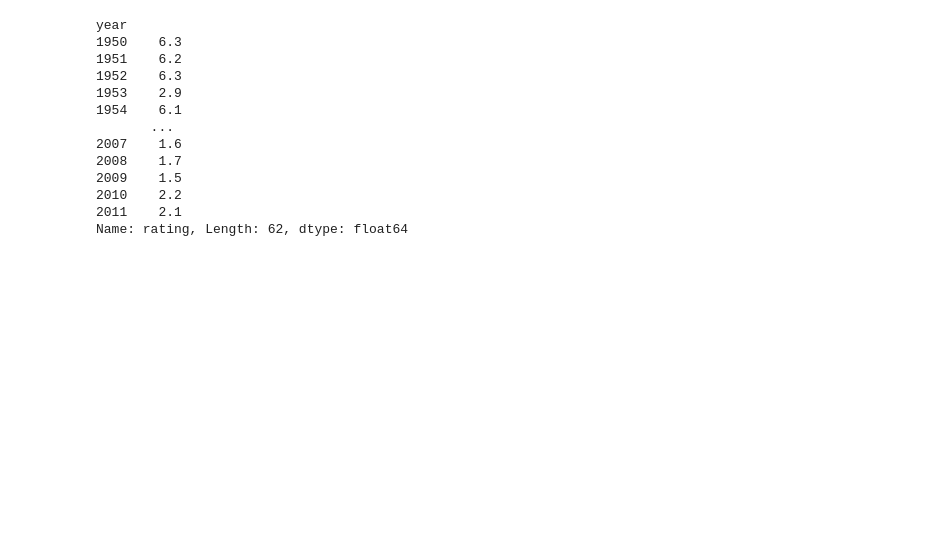
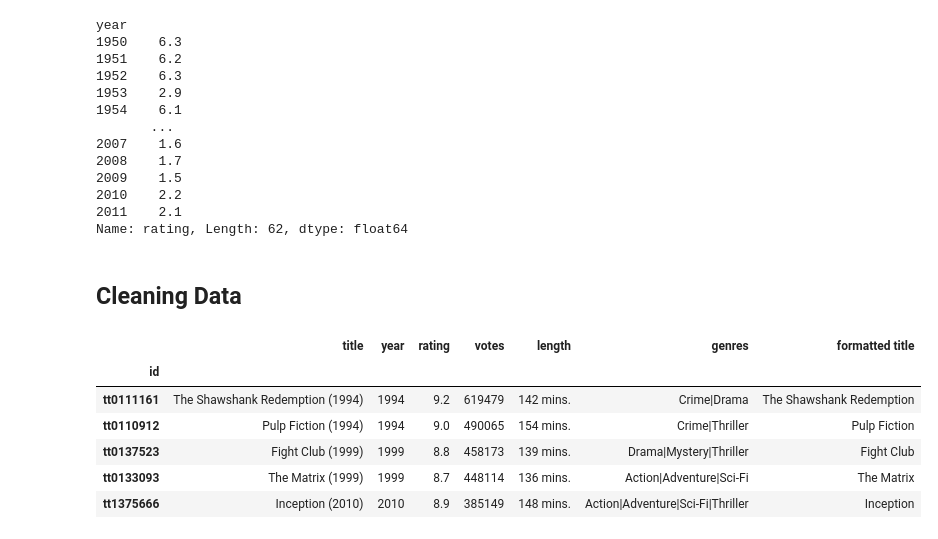
Before and after one commit to tylerLoh/onemonthpython, a Jupyter notebook: week_three/data_analysis_intro.ipynb, the cells around one changed output. Cells and saved outputs as stored; diff of their text form; code cells hidden in the pictures; blank space fills up the shorter version.

```diff
--- a/week_three/data_analysis_intro.ipynb
+++ b/week_three/data_analysis_intro.ipynb
@@ -381,3 +393,16 @@ year
 2010    2.2
 2011    2.1
 Name: rating, Length: 62, dtype: float64
+# %% [markdown]
+## Cleaning Data
+# %%
+data['formatted title'] = data['title'].str[:-7]
+data.head()
+# %% [output]
+|  | title | year | rating | votes | length | genres | formatted title |
+| id |  |  |  |  |  |  |  |
+| tt0111161 | The Shawshank Redemption (1994) | 1994 | 9.2 | 619479 | 142 mins. | Crime|Drama | The Shawshank Redemption |
+| tt0110912 | Pulp Fiction (1994) | 1994 | 9.0 | 490065 | 154 mins. | Crime|Thriller | Pulp Fiction |
+| tt0137523 | Fight Club (1999) | 1999 | 8.8 | 458173 | 139 mins. | Drama|Mystery|Thriller | Fight Club |
+| tt0133093 | The Matrix (1999) | 1999 | 8.7 | 448114 | 136 mins. | Action|Adventure|Sci-Fi | The Matrix |
+| tt1375666 | Inception (2010) | 2010 | 8.9 | 385149 | 148 mins. | Action|Adventure|Sci-Fi|Thriller | Inception |
```
Also changed, not shown: parts of 11 cells of this notebook, 4 other files.
